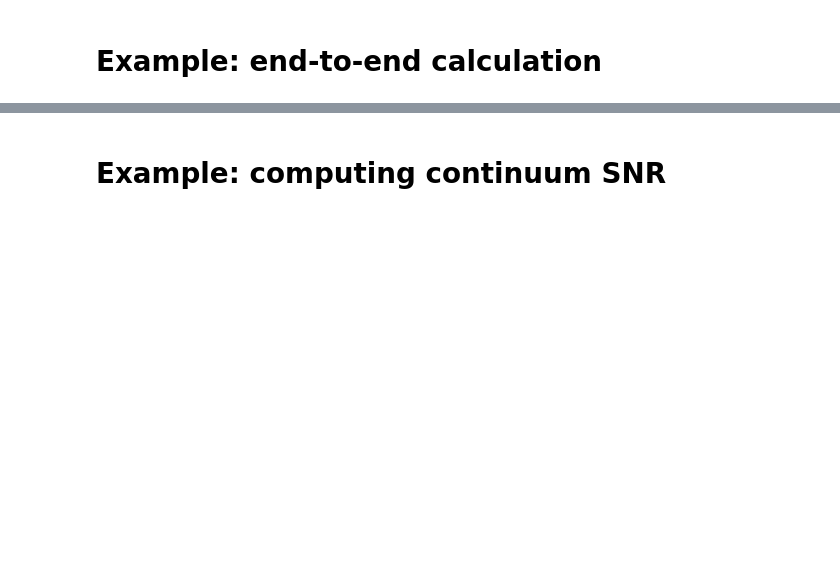
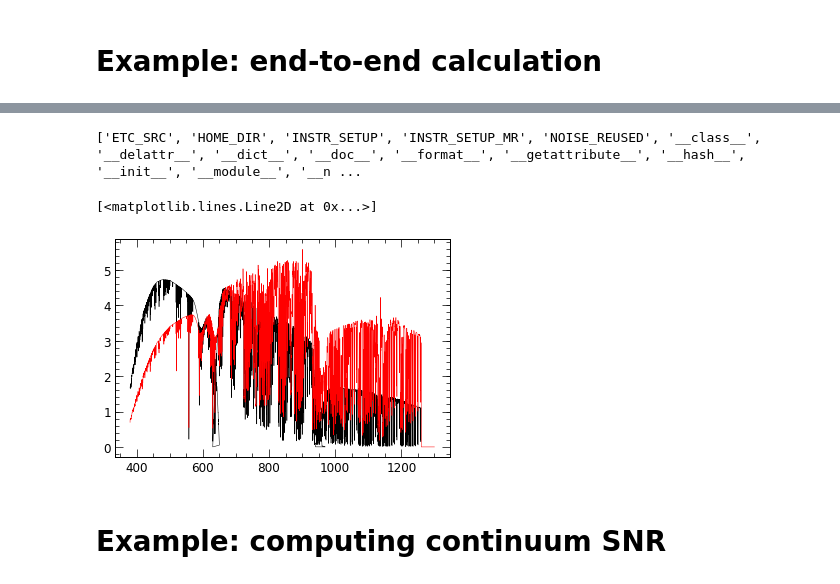
Before and after one commit to Subaru-PFS/spt_ExposureTimeCalculator, a Jupyter notebook: example/notebooks/ETC Example.ipynb, the cells around one changed output, grey strips where cells are left out. Saved outputs shown, nothing was run; the diff lists cells and outputs as text; code cells hidden in the pictures; blank space fills up the shorter version.

Commit message:
* add get_noise, get_snc, get_snl, get_o2

```diff
--- a/example/notebooks/ETC Example.ipynb
+++ b/example/notebooks/ETC Example.ipynb
@@ -12,14 +12,16 @@ from pfsspecsim import pfsetc
 
 etc = pfsetc.Etc()
 
+etc.set_param('EXP_TIME', 1200)
+etc.set_param('EXP_NUM', 3)
 etc.set_param('OUTFILE_NOISE','out/ref.noise.dat')
 etc.set_param('OUTFILE_SNC','out/ref.snc.dat')
 etc.set_param('OUTFILE_SNL','out/ref.snl.dat')
 etc.set_param('OUTFILE_OII','out/ref.snoii.dat')
 
-# etc.run()
+etc.run()
 
 #etc.make_noise_model()
-print(etc.nsm_nois)
+#print(etc.nsm_nois)
 #etc.make_snc()
 # %% [output]
@@ -27,3 +31,16 @@ ImportError: No module named pfs.datamodel.pfsConfig
+# %%
+nsm_lam, nsm_var = etc.get_noise()
+snc_lam, snc_sn = etc.get_snc()
+snl_lam, snl_sn = etc.get_snl()
+sno2_lam, sno2_sn = etc.get_sno2()
+
+print(dir(etc))
+plt.plot(snc_lam, snc_sn * sp.sqrt(3), ls='solid', lw=0.5, color='black')
+plt.plot(snl_lam, snl_sn, ls='solid', lw=0.5, color='red')
+# %% [output]
+['ETC_SRC', 'HOME_DIR', 'INSTR_SETUP', 'INSTR_SETUP_MR', 'NOISE_REUSED', '__class__', '__delattr__', '__dict__', '__doc__', '__format__', '__getattribute__', '__hash__', '__init__', '__module__', '__n ...
+[<matplotlib.lines.Line2D at 0x...>]
+[figure, added]
 # %% [markdown]
 # Example: computing continuum SNR
 # %%
```
Also changed, not shown: parts of 2 cells of this notebook, 4 other files.
